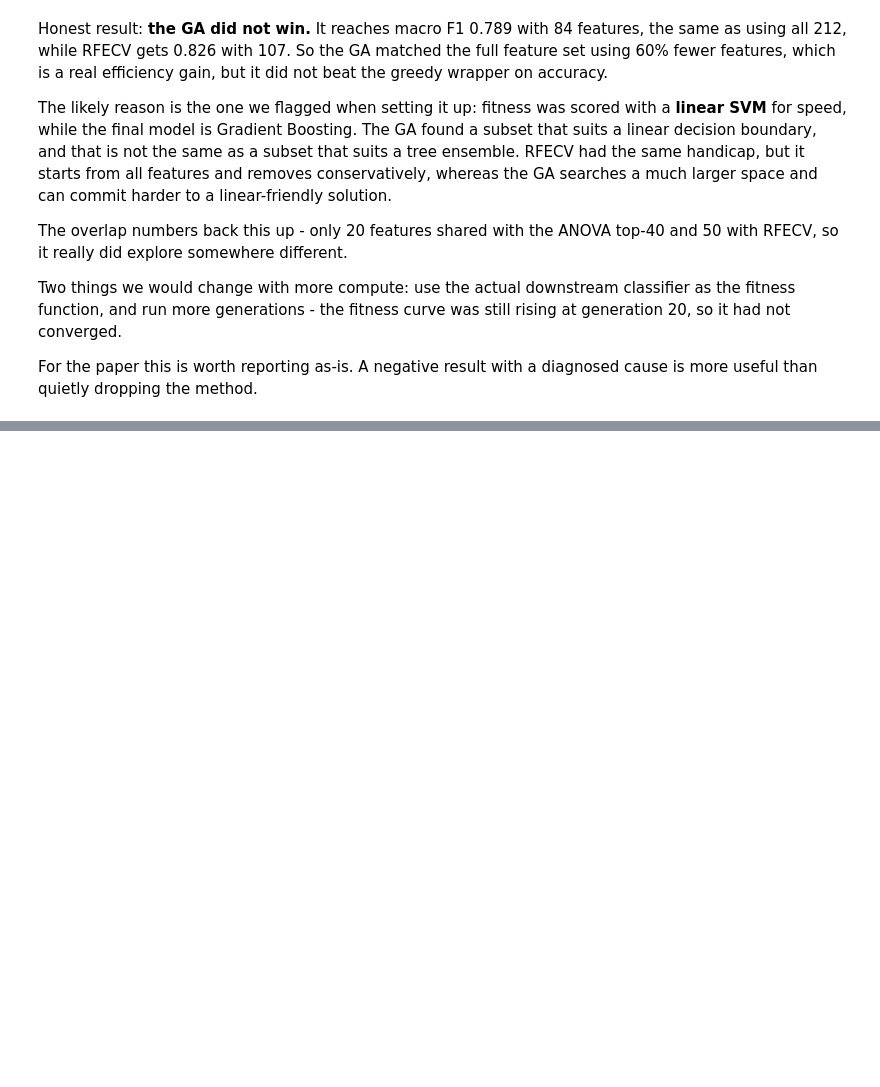
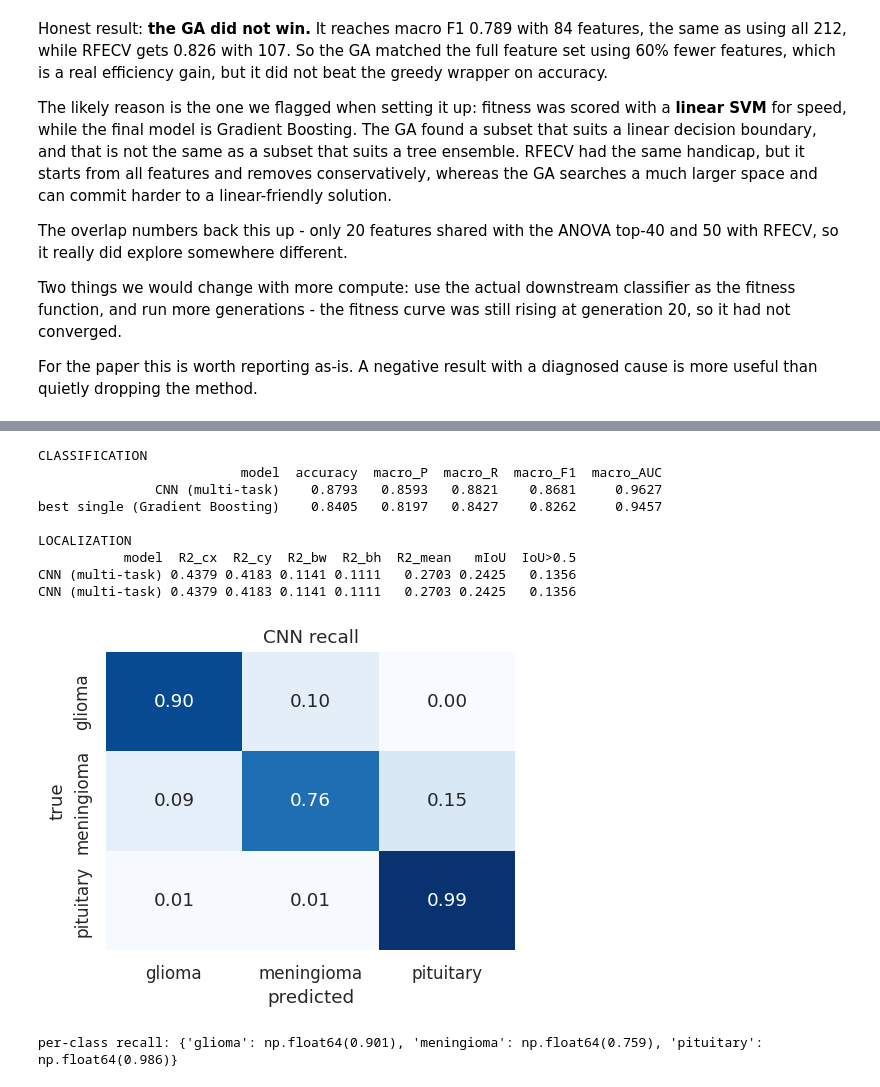
Before and after one commit to SurajKhomane108/brain-tumor-classification-localization, a Jupyter notebook: brain_tumor_classification_localization.ipynb, the cells around one changed output, grey strips where cells are left out. Saved outputs shown, nothing was run; the diff lists cells and outputs as text; code cells hidden in the pictures; blank space fills up the shorter version.

```diff
--- a/brain_tumor_classification_localization.ipynb
+++ b/brain_tumor_classification_localization.ipynb
@@ -1793,0 +1936,38 @@ useful than quietly dropping the method.
+# %%
+cnn_pred = cnn_proba.argmax(1)
+pr, rc, f1m, _ = precision_recall_fscore_support(yte, cnn_pred, average="macro", zero_division=0)
+cnn_cls = {"model": "CNN (multi-task)", "accuracy": accuracy_score(yte, cnn_pred),
+           "macro_P": pr, "macro_R": rc, "macro_F1": f1m,
+           "macro_AUC": roc_auc_score(yte, cnn_proba, multi_class="ovr")}
+cnn_box = box_report("CNN (multi-task)", cnn_box_pred)
+best_classical_box = sorted(results, key=lambda r: -r["mIoU"])[0]  # pick BEFORE adding the CNN
+results.append(cnn_box)
+
+print("CLASSIFICATION")
+print(pd.DataFrame([cnn_cls, ens_df.sort_values("macro_F1").iloc[-1].to_dict()])[
+    ["model", "accuracy", "macro_P", "macro_R", "macro_F1", "macro_AUC"]].round(4).to_string(index=False))
+
+
+print("\nLOCALIZATION")
+print(pd.DataFrame([cnn_box, best_classical_box])[
+    ["model", "R2_cx", "R2_cy", "R2_bw", "R2_bh", "R2_mean", "mIoU", "IoU>0.5"]].round(4).to_string(index=False))
+
+cm_c = confusion_matrix(yte, cnn_pred)
+plt.figure(figsize=(4.6, 3.8))
+sns.heatmap(cm_c / cm_c.sum(1, keepdims=True), annot=True, fmt=".2f", cmap="Blues",
+            xticklabels=CLASSES, yticklabels=CLASSES, cbar=False, vmin=0, vmax=1)
+plt.xlabel("predicted"); plt.ylabel("true"); plt.title("CNN recall")
+plt.tight_layout(); plt.show()
+print("\nper-class recall:", dict(zip(CLASSES, (cm_c.diagonal() / cm_c.sum(1)).round(3))))
+# %% [output]
+CLASSIFICATION
+                          model  accuracy  macro_P  macro_R  macro_F1  macro_AUC
+               CNN (multi-task)    0.8793   0.8593   0.8821    0.8681     0.9627
+best single (Gradient Boosting)    0.8405   0.8197   0.8427    0.8262     0.9457
+
+LOCALIZATION
+           model  R2_cx  R2_cy  R2_bw  R2_bh  R2_mean   mIoU  IoU>0.5
+CNN (multi-task) 0.4379 0.4183 0.1141 0.1111   0.2703 0.2425   0.1356
+CNN (multi-task) 0.4379 0.4183 0.1141 0.1111   0.2703 0.2425   0.1356
+[figure, added]
+per-class recall: {'glioma': np.float64(0.901), 'meningioma': np.float64(0.759), 'pituitary': np.float64(0.986)}
```
Also changed, not shown: parts of 10 cells of this notebook.
